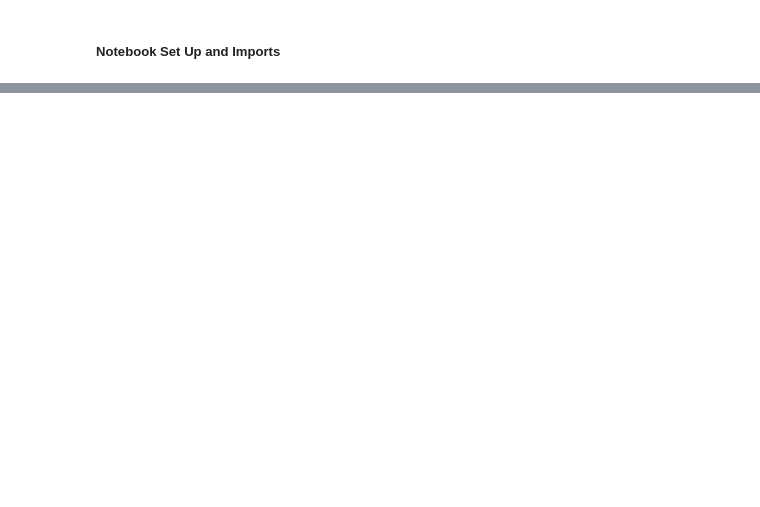
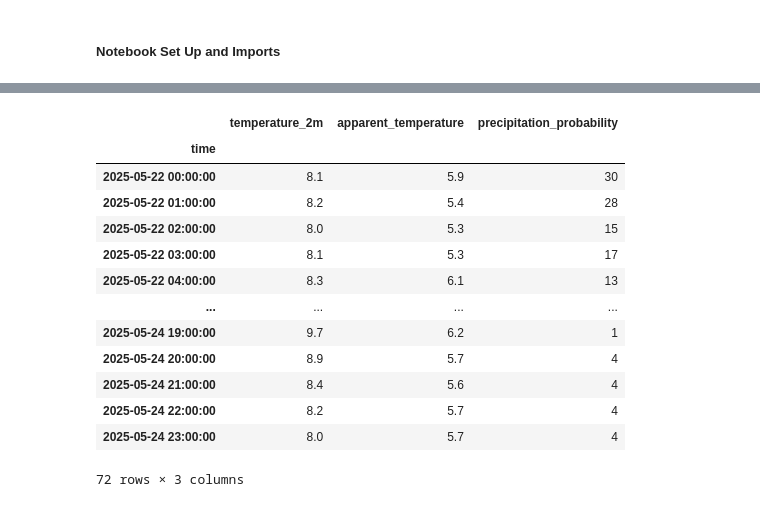
Before and after one commit to rreiners/AAA, a Jupyter notebook: notebooks/01_Data_Preparation.ipynb, the cells around one changed output, grey strips where cells are left out. Cells and saved outputs as stored; diff of their text form; code cells hidden in the pictures; blank space fills up the shorter version.

```diff
--- a/notebooks/01_Data_Preparation.ipynb
+++ b/notebooks/01_Data_Preparation.ipynb
@@ -188,0 +227,17 @@ finally:
+# %%
+forecast_df
+# %% [output]
+|  | temperature_2m | apparent_temperature | precipitation_probability |
+| time |  |  |  |
+| 2025-05-22 00:00:00 | 8.1 | 5.9 | 30 |
+| 2025-05-22 01:00:00 | 8.2 | 5.4 | 28 |
+| 2025-05-22 02:00:00 | 8.0 | 5.3 | 15 |
+| 2025-05-22 03:00:00 | 8.1 | 5.3 | 17 |
+| 2025-05-22 04:00:00 | 8.3 | 6.1 | 13 |
+| ... | ... | ... | ... |
+| 2025-05-24 19:00:00 | 9.7 | 6.2 | 1 |
+| 2025-05-24 20:00:00 | 8.9 | 5.7 | 4 |
+| 2025-05-24 21:00:00 | 8.4 | 5.6 | 4 |
+| 2025-05-24 22:00:00 | 8.2 | 5.7 | 4 |
+| 2025-05-24 23:00:00 | 8.0 | 5.7 | 4 |
+72 rows × 3 columns
```
Also changed, not shown: parts of 12 cells of this notebook, 3 other files.
